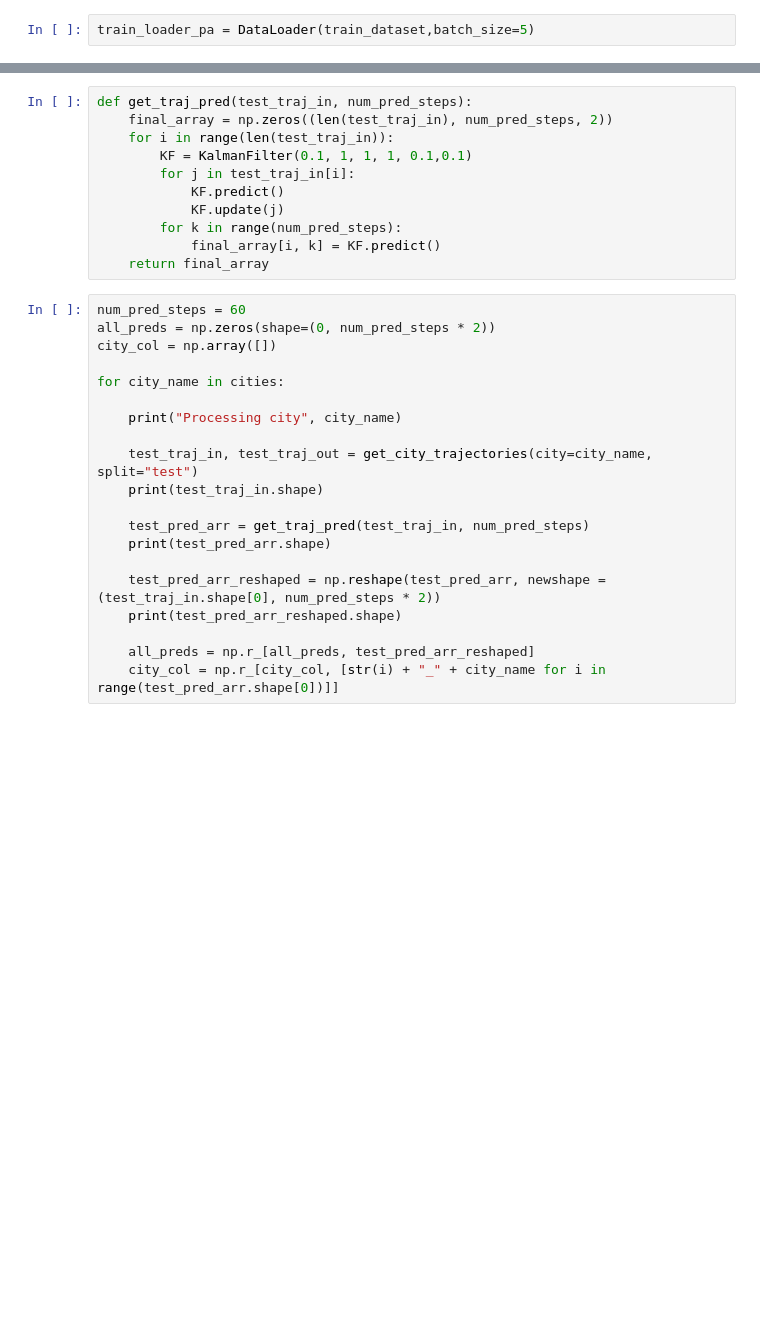
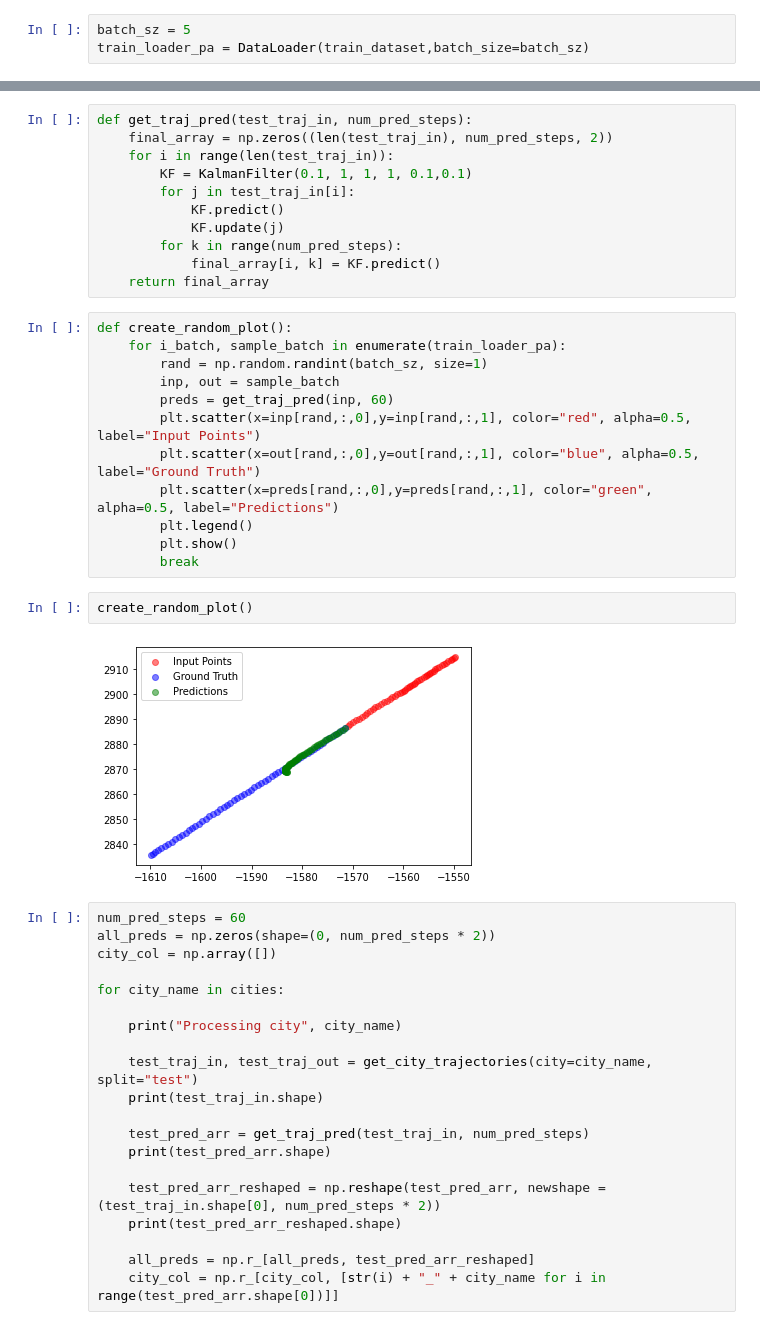
Before and after one commit to eugenekim3107/vehicle-motion-forecasting, a Jupyter notebook: model/kalmanFilter.ipynb, the cells around one changed output, grey strips where cells are left out. Cells and saved outputs as stored; diff of their text form; blank space fills up the shorter version.

```diff
--- a/model/kalmanFilter.ipynb
+++ b/model/kalmanFilter.ipynb
@@ -72,7 +73,8 @@ train_dataset  = ArgoverseDataset(city = city, split = split)
 # %% [output]
 (11993, 50, 2)
 # %%
-train_loader_pa = DataLoader(train_dataset,batch_size=5)
+batch_sz = 5
+train_loader_pa = DataLoader(train_dataset,batch_size=batch_sz)
 # %%
 for i_batch, sample_batch in train_loader_pa:
     test = sample_batch
@@ -162,6 +164,22 @@ def get_traj_pred(test_traj_in, num_pred_steps):
         for k in range(num_pred_steps):
             final_array[i, k] = KF.predict()
     return final_array
+# %%
+def create_random_plot():
+    for i_batch, sample_batch in enumerate(train_loader_pa):
+        rand = np.random.randint(batch_sz, size=1)
+        inp, out = sample_batch
+        preds = get_traj_pred(inp, 60)
+        plt.scatter(x=inp[rand,:,0],y=inp[rand,:,1], color="red", alpha=0.5, label="Input Points")
+        plt.scatter(x=out[rand,:,0],y=out[rand,:,1], color="blue", alpha=0.5, label="Ground Truth")
+        plt.scatter(x=preds[rand,:,0],y=preds[rand,:,1], color="green", alpha=0.5, label="Predictions")
+        plt.legend()
+        plt.show()
+        break
+# %%
+create_random_plot()
+# %% [output]
+[figure, added]
 # %%
 num_pred_steps = 60
 all_preds = np.zeros(shape=(0, num_pred_steps * 2))
```
Also changed, not shown: parts of 1 cell of this notebook.
